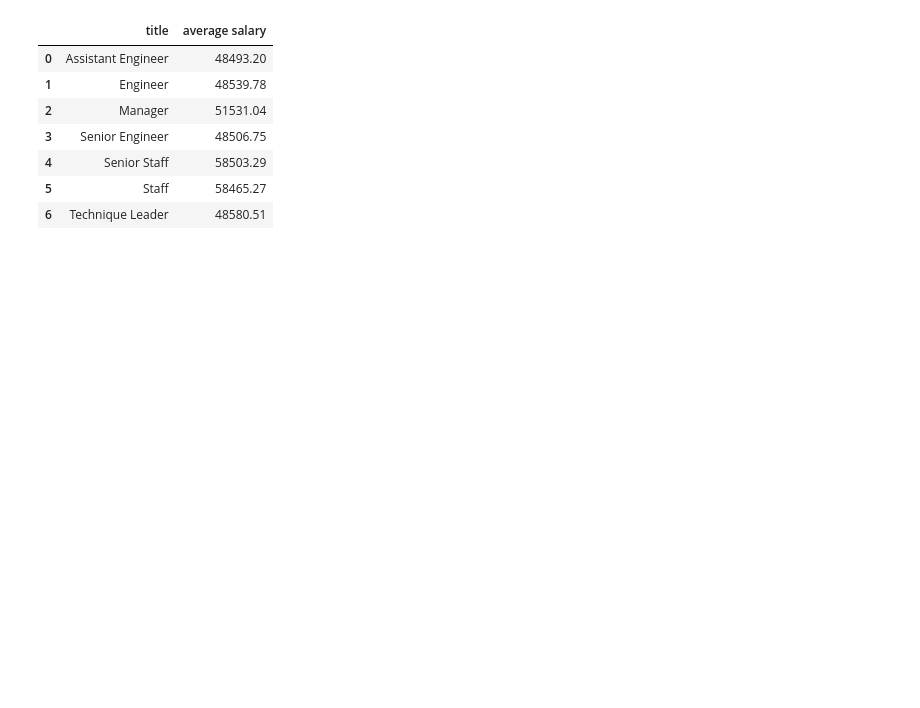
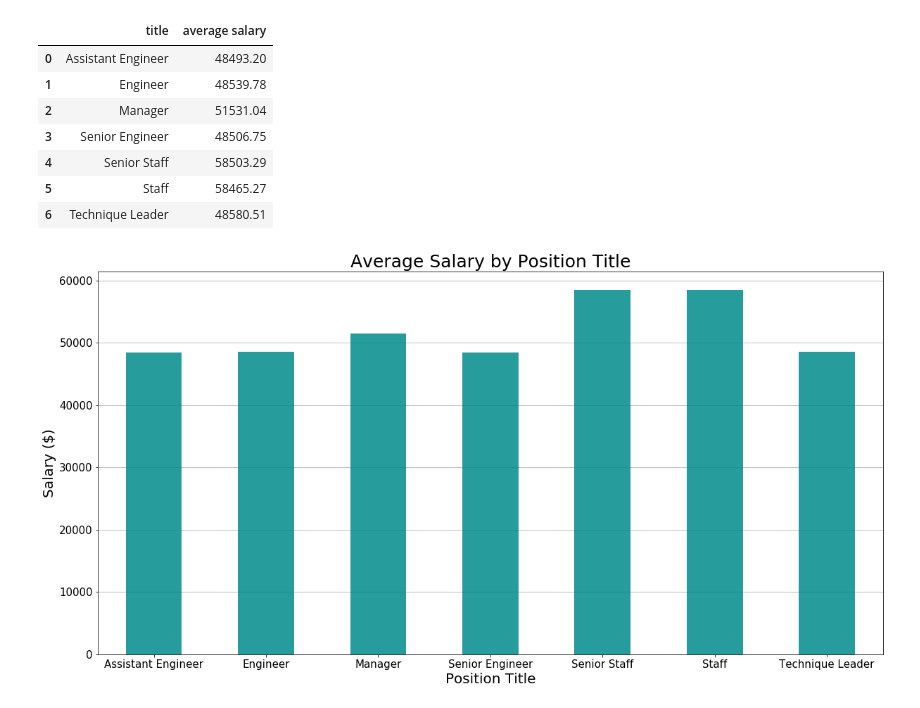
Before and after one commit to josephsy96/SQL-Challenge, a Jupyter notebook: SQL_Automation.ipynb, the cells around one changed output. Drawn from its saved outputs; the diff is of its cells as text; code cells hidden in the pictures; blank space fills up the shorter version.

Commit message:
new graph

```diff
--- a/SQL_Automation.ipynb
+++ b/SQL_Automation.ipynb
@@ -84,3 +84,22 @@ avg_df
 | 4 | Senior Staff | 58503.29 |
 | 5 | Staff | 58465.27 |
 | 6 | Technique Leader | 48580.51 |
+# %%
+#Groupby title
+avg_group = avg_df.groupby('title')
+
+
+avg_chart = avg_group['average salary'].mean()
+# %%
+#Create Bar Chart
+avg_chart.plot(kind="bar",figsize=(20,10),zorder=3,alpha=0.85, color='darkcyan');
+
+#Format Graph
+plt.grid(axis='y')
+plt.title("Average Salary by Position Title", size=25)
+plt.xlabel('Position Title', size=20)
+plt.ylabel('Salary ($)', size=20)
+plt.xticks(rotation=360, size=15)
+plt.yticks(size=15);
+# %% [output]
+[figure, added]
```
